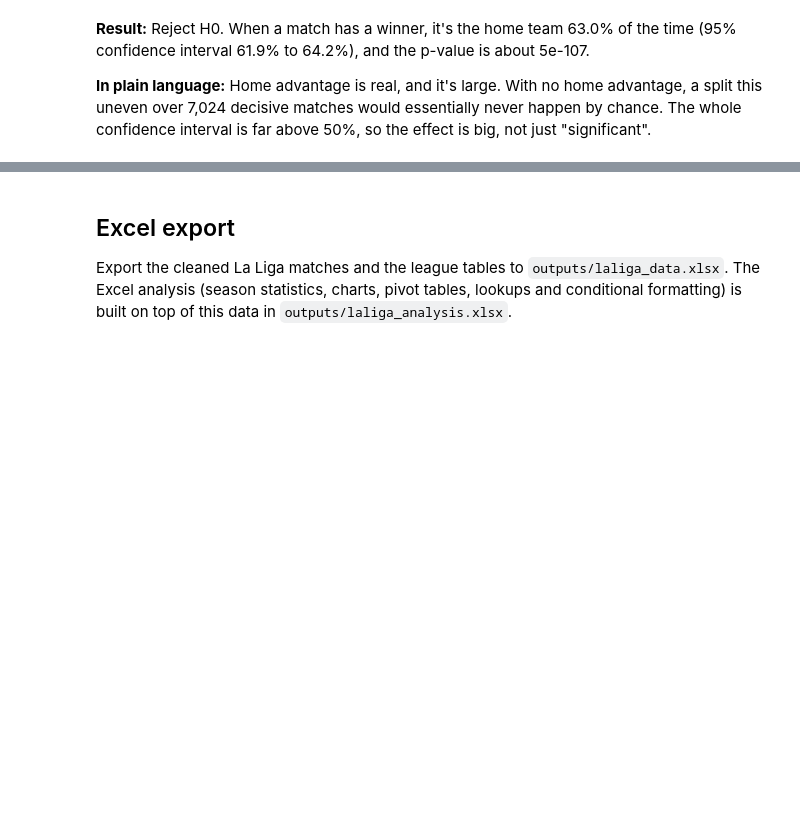
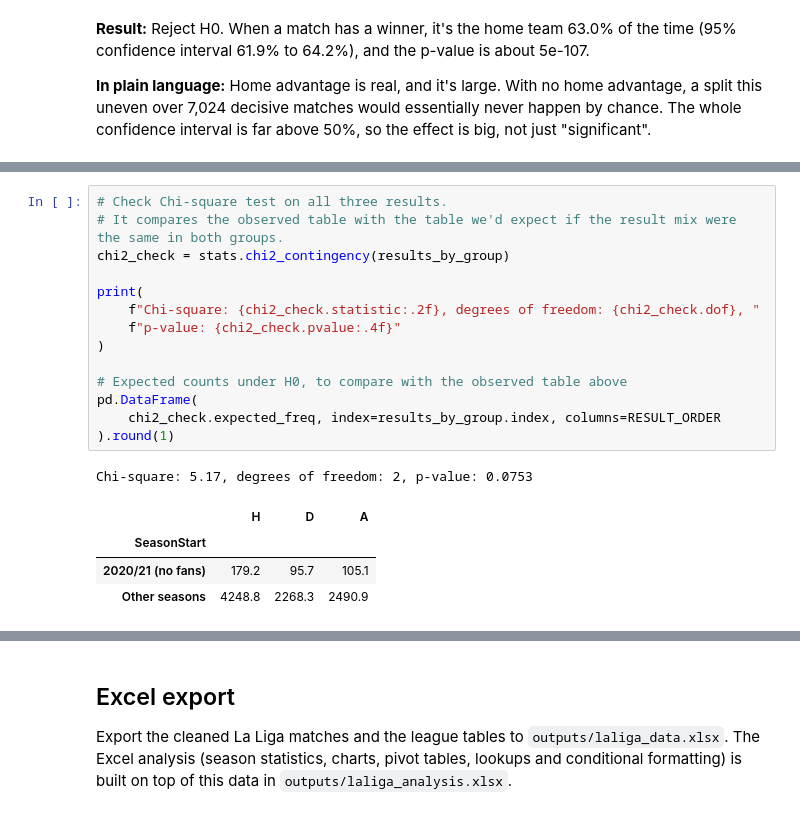
Before and after one commit to idoberk/football-score-predictor, a Jupyter notebook: notebooks/laliga_match_prediction.ipynb, the cells around one changed output, grey strips where cells are left out. Cells and saved outputs as stored; diff of their text form; blank space fills up the shorter version.

```diff
--- a/notebooks/laliga_match_prediction.ipynb
+++ b/notebooks/laliga_match_prediction.ipynb
@@ -1042,0 +1111,20 @@ Reject H0
+# %%
+# Check Chi-square test on all three results.
+# It compares the observed table with the table we'd expect if the result mix were the same in both groups.
+chi2_check = stats.chi2_contingency(results_by_group)
+
+print(
+    f"Chi-square: {chi2_check.statistic:.2f}, degrees of freedom: {chi2_check.dof}, "
+    f"p-value: {chi2_check.pvalue:.4f}"
+)
+
+# Expected counts under H0, to compare with the observed table above
+pd.DataFrame(
+    chi2_check.expected_freq, index=results_by_group.index, columns=RESULT_ORDER
+).round(1)
+# %% [output]
+Chi-square: 5.17, degrees of freedom: 2, p-value: 0.0753
+|  | H | D | A |
+| SeasonStart |  |  |  |
+| 2020/21 (no fans) | 179.2 | 95.7 | 105.1 |
+| Other seasons | 4248.8 | 2268.3 | 2490.9 |
```
Also changed, not shown: parts of 6 cells of this notebook.
